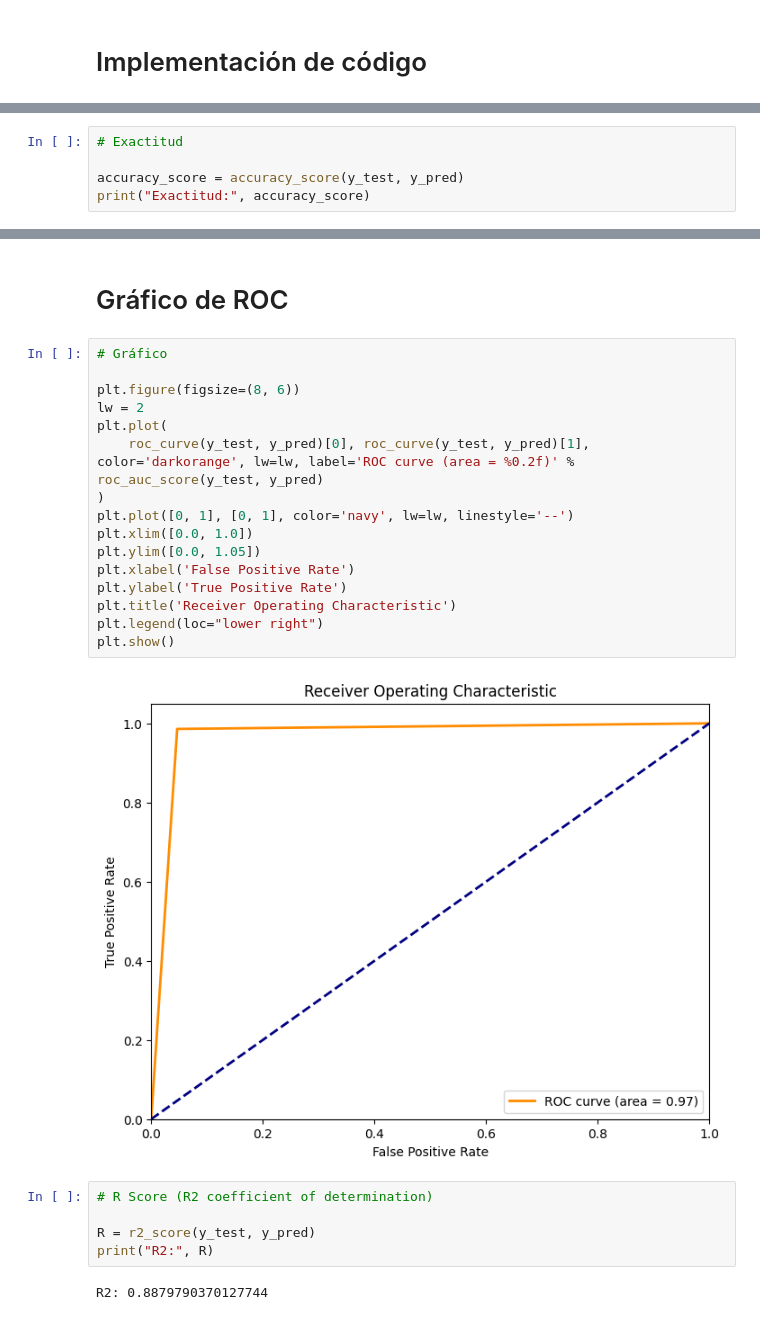
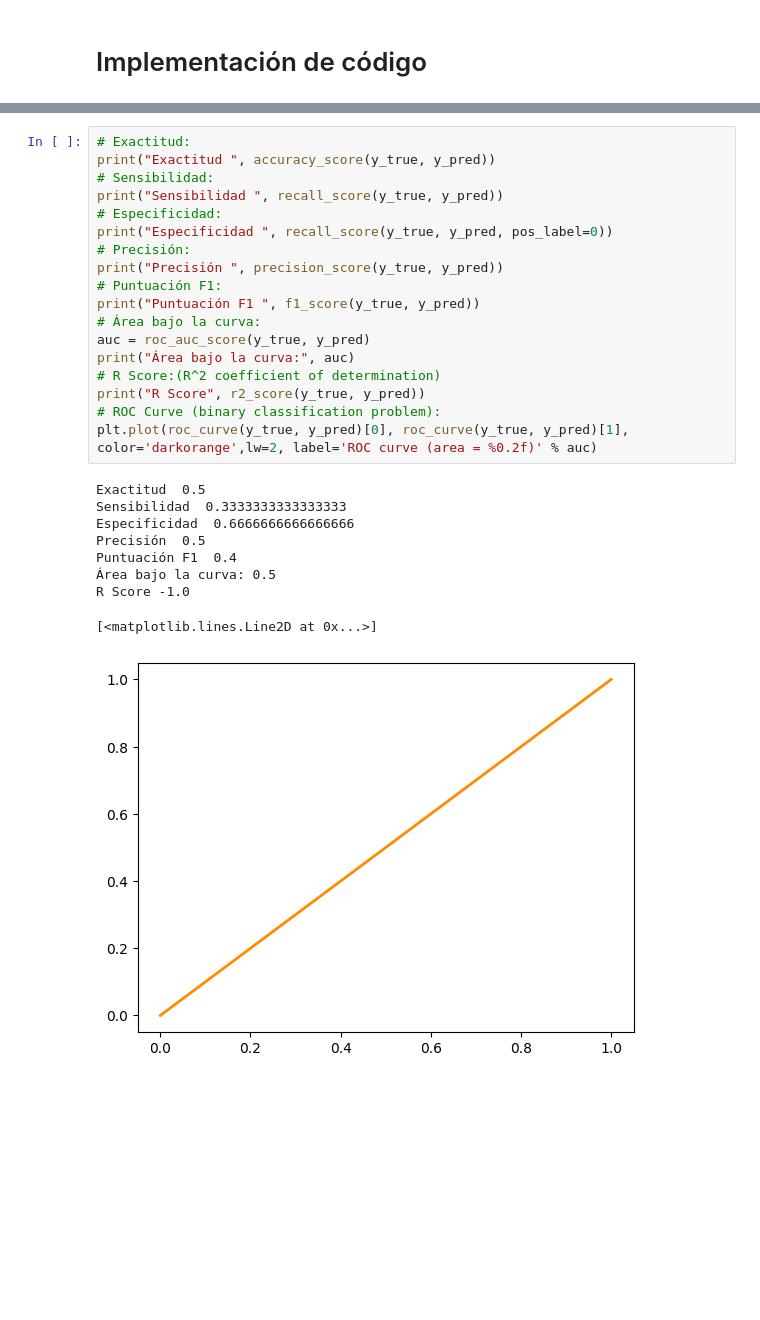
Before and after one commit to ChrisJavier/UIDE_2-WorkGroupDataScienceTools, a Jupyter notebook: Week03/doc/Ejercicio1.ipynb, the cells around one changed output, grey strips where cells are left out. Cells and saved outputs as stored; diff of their text form; blank space fills up the shorter version.

```diff
--- a/Week03/doc/Ejercicio1.ipynb
+++ b/Week03/doc/Ejercicio1.ipynb
@@ -68,5 +33,0 @@ Text(0.5, 1.0, 'Matriz de Confusión')
-# %%
-# Exactitud
-
-accuracy_score = accuracy_score(y_test, y_pred)
-print("Exactitud:", accuracy_score)
@@ -110,27 +34,28 @@ AUC: 0.969701932525385
-# %% [markdown]
-# Gráfico de ROC
-# %%
-# Gráfico
-
-plt.figure(figsize=(8, 6))
-lw = 2
-plt.plot(
-    roc_curve(y_test, y_pred)[0], roc_curve(y_test, y_pred)[1], color='darkorange', lw=lw, label='ROC curve (area = %0.2f)' % roc_auc_score(y_test, y_pred)
-)
-plt.plot([0, 1], [0, 1], color='navy', lw=lw, linestyle='--')
-plt.xlim([0.0, 1.0])
-plt.ylim([0.0, 1.05])
-plt.xlabel('False Positive Rate')
-plt.ylabel('True Positive Rate')
-plt.title('Receiver Operating Characteristic')
-plt.legend(loc="lower right")
-plt.show()
-# %% [output]
-[figure, removed]
-# %%
-# R Score (R2 coefficient of determination)
-
-R = r2_score(y_test, y_pred)
-print("R2:", R)
-# %% [output]
-R2: 0.8879790370127744
+# %%
+# Exactitud:
+print("Exactitud ", accuracy_score(y_true, y_pred))
+# Sensibilidad:
+print("Sensibilidad ", recall_score(y_true, y_pred))
+# Especificidad:
+print("Especificidad ", recall_score(y_true, y_pred, pos_label=0))
+# Precisión:
+print("Precisión ", precision_score(y_true, y_pred))
+# Puntuación F1:
+print("Puntuación F1 ", f1_score(y_true, y_pred))
+# Área bajo la curva:
+auc = roc_auc_score(y_true, y_pred)
+print("Área bajo la curva:", auc)
+# R Score:(R^2 coefficient of determination)
+print("R Score", r2_score(y_true, y_pred))
+# ROC Curve (binary classification problem):
+plt.plot(roc_curve(y_true, y_pred)[0], roc_curve(y_true, y_pred)[1], color='darkorange',lw=2, label='ROC curve (area = %0.2f)' % auc)
+# %% [output]
+Exactitud  0.5
+Sensibilidad  0.3333333333333333
+Especificidad  0.6666666666666666
+Precisión  0.5
+Puntuación F1  0.4
+Área bajo la curva: 0.5
+R Score -1.0
+[<matplotlib.lines.Line2D at 0x...>]
+[figure, added]
```
Also changed, not shown: parts of 14 cells of this notebook.
